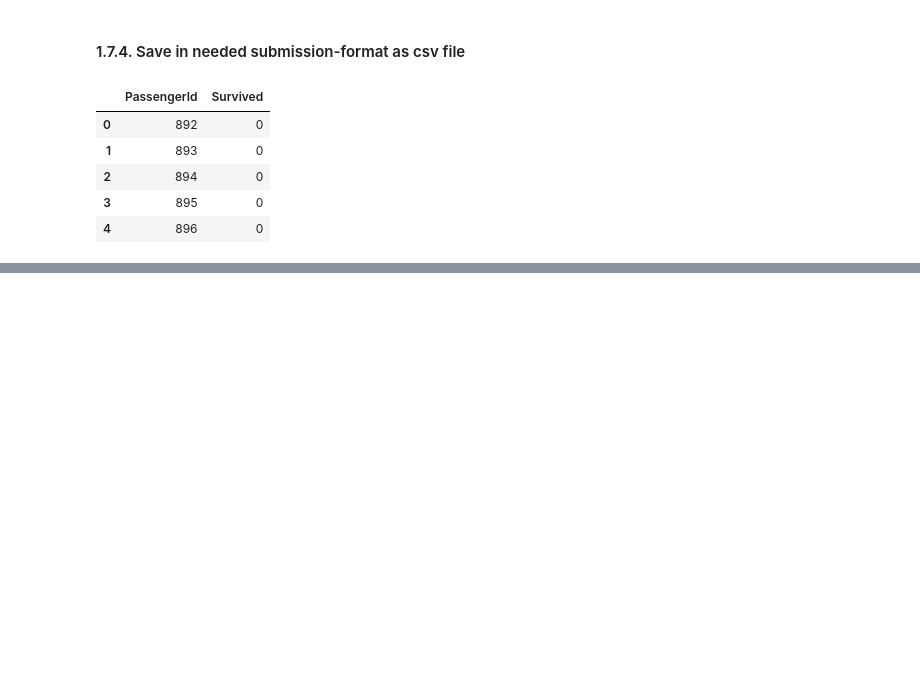
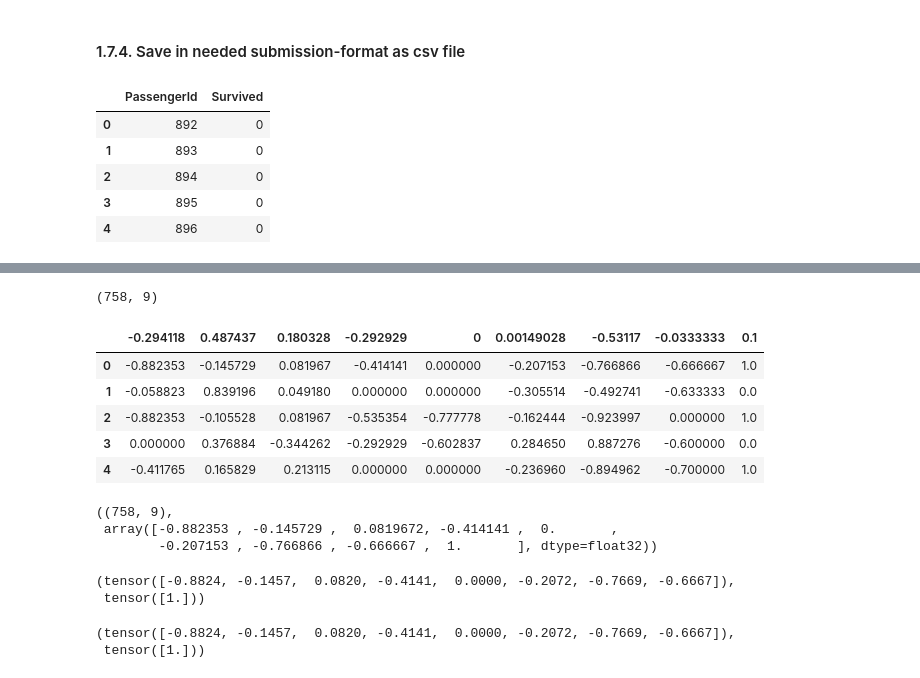
Before and after one commit to dannytheairish/PYTORCH-BASICS, a Jupyter notebook: pt01_basics.ipynb, the cells around one changed output, grey strips where cells are left out. Cells and saved outputs as stored; diff of their text form; code cells hidden in the pictures; blank space fills up the shorter version.

```diff
--- a/pt01_basics.ipynb
+++ b/pt01_basics.ipynb
@@ -976,0 +979,3 @@ df_submission.head()
+# %%
+df = pd.read_csv("data/diabetes.csv", delimiter=',', dtype=np.float32)
+df.info()
@@ -976,0 +999,20 @@ df_submission.head()
+# %%
+df.shape
+# %% [output]
+(758, 9)
+# %%
+df.head()
+# %% [output]
+|  | -0.294118 | 0.487437 | 0.180328 | -0.292929 | 0 | 0.00149028 | -0.53117 | -0.0333333 | 0.1 |
+| 0 | -0.882353 | -0.145729 | 0.081967 | -0.414141 | 0.000000 | -0.207153 | -0.766866 | -0.666667 | 1.0 |
+| 1 | -0.058823 | 0.839196 | 0.049180 | 0.000000 | 0.000000 | -0.305514 | -0.492741 | -0.633333 | 0.0 |
+| 2 | -0.882353 | -0.105528 | 0.081967 | -0.535354 | -0.777778 | -0.162444 | -0.923997 | 0.000000 | 1.0 |
+| 3 | 0.000000 | 0.376884 | -0.344262 | -0.292929 | -0.602837 | 0.284650 | 0.887276 | -0.600000 | 0.0 |
+| 4 | -0.411765 | 0.165829 | 0.213115 | 0.000000 | 0.000000 | -0.236960 | -0.894962 | -0.700000 | 1.0 |
+# %%
+df = df.to_numpy(dtype=np.float32)
+df.shape, df[0]
+# %% [output]
+((758, 9),
+ array([-0.882353 , -0.145729 ,  0.0819672, -0.414141 ,  0.       ,
+        -0.207153 , -0.766866 , -0.666667 ,  1.       ], dtype=float32))
@@ -976,0 +1031,11 @@ df_submission.head()
+# %%
+dataset_diabetes = OwnDataset(df)
+dataset_diabetes.__getitem__(0)
+# %% [output]
+(tensor([-0.8824, -0.1457,  0.0820, -0.4141,  0.0000, -0.2072, -0.7669, -0.6667]),
+ tensor([1.]))
+# %%
+dataset_diabetes.__getitem__(0)[0], dataset_diabetes.__getitem__(0)[1]
+# %% [output]
+(tensor([-0.8824, -0.1457,  0.0820, -0.4141,  0.0000, -0.2072, -0.7669, -0.6667]),
+ tensor([1.]))
```
Also changed, not shown: parts of 12 cells of this notebook.
